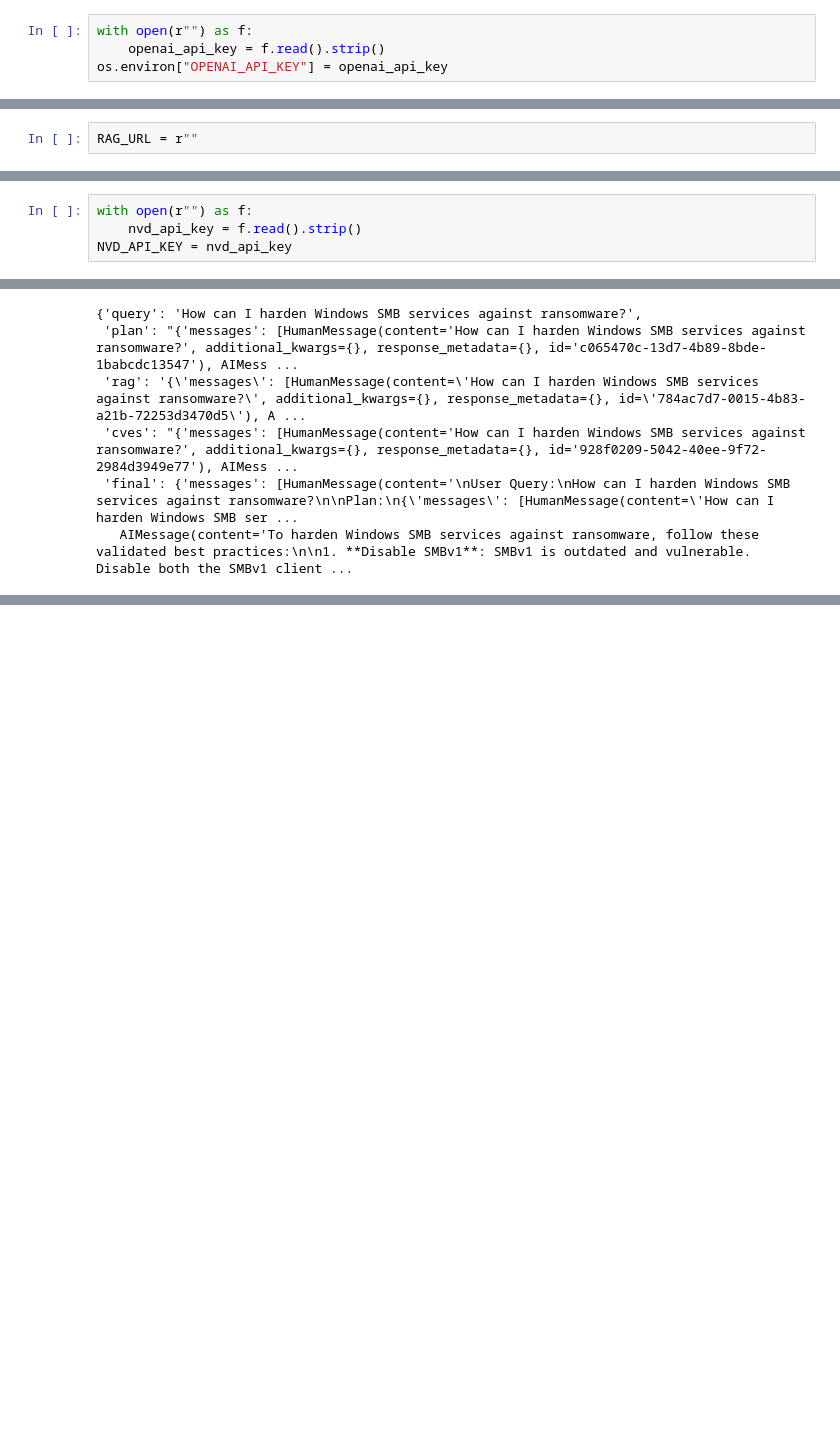
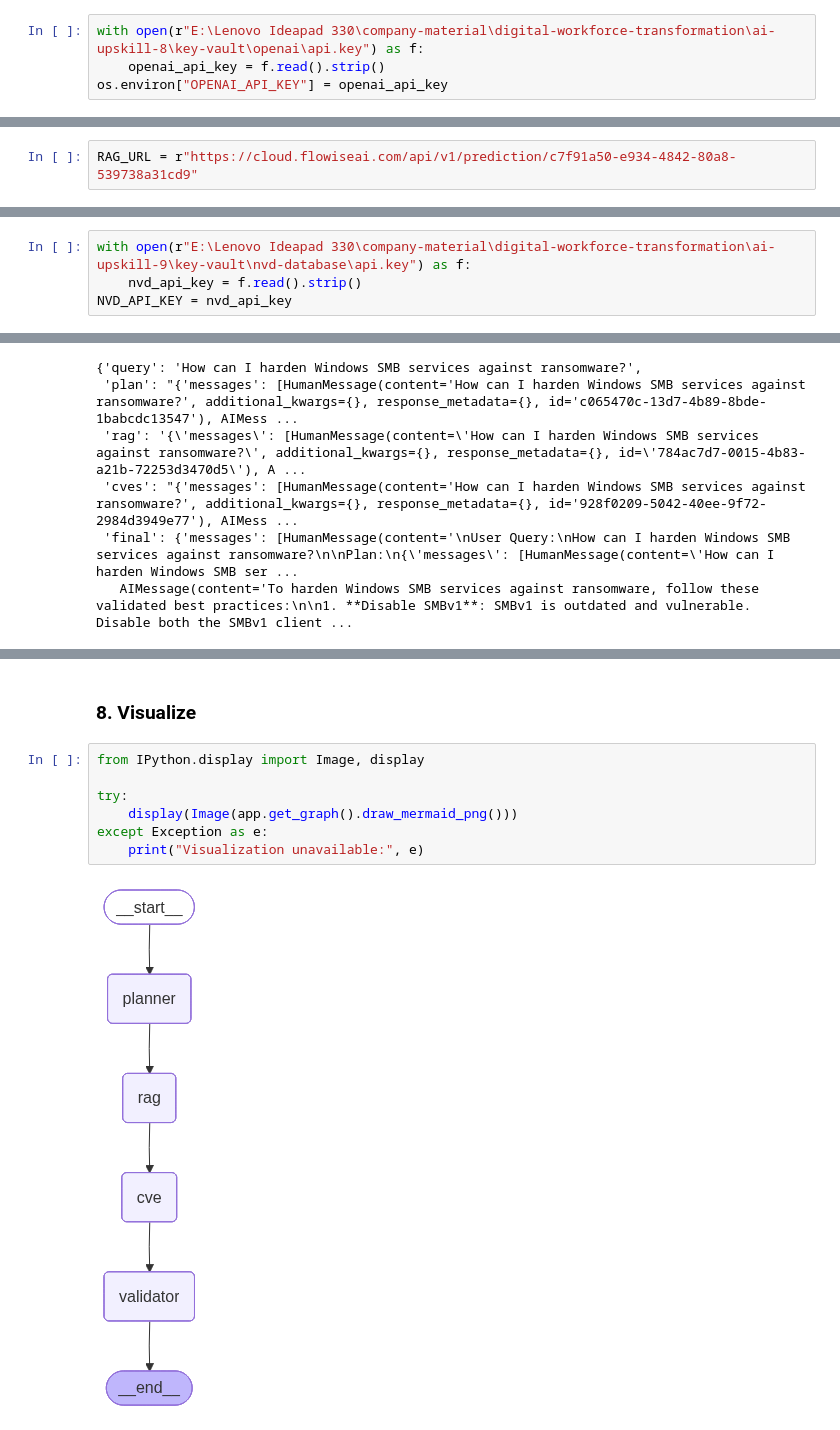
Before and after one commit to mindful-ai/ey-ai-upskill-9, a Jupyter notebook: 30-agentic-capstone/agentic-capstone-v1.0.ipynb, the cells around one changed output, grey strips where cells are left out. Drawn from its saved outputs; the diff is of its cells as text; blank space fills up the shorter version.

```diff
--- a/30-agentic-capstone/agentic-capstone-v1.0.ipynb
+++ b/30-agentic-capstone/agentic-capstone-v1.0.ipynb
@@ -16,17 +16,17 @@ from pinecone import Pinecone
 # %% [markdown]
 ##### Open AI Key
 # %%
-with open(r"") as f:
+with open(r"E:\Lenovo Ideapad 330\company-material\digital-workforce-transformation\ai-upskill-8\key-vault\openai\api.key") as f:
     openai_api_key = f.read().strip()
 os.environ["OPENAI_API_KEY"] = openai_api_key
 # %% [markdown]
 ##### URL for Flowise RAG Capstone Project
 # %%
-RAG_URL = r""
+RAG_URL = r"https://cloud.flowiseai.com/api/v1/prediction/c7f91a50-e934-4842-80a8-539738a31cd9"
 # %% [markdown]
 ##### NVD API Key
 # %%
-with open(r"") as f:
+with open(r"E:\Lenovo Ideapad 330\company-material\digital-workforce-transformation\ai-upskill-9\key-vault\nvd-database\api.key") as f:
     nvd_api_key = f.read().strip()
 NVD_API_KEY = nvd_api_key
 # %% [markdown]
@@ -247,0 +288,11 @@ result
+# %% [markdown]
+### 8. Visualize
+# %%
+from IPython.display import Image, display
+
+try:
+    display(Image(app.get_graph().draw_mermaid_png()))
+except Exception as e:
+    print("Visualization unavailable:", e)
+# %% [output]
+[figure, added]
```
Also changed, not shown: parts of 5 cells of this notebook, 14 other files.
